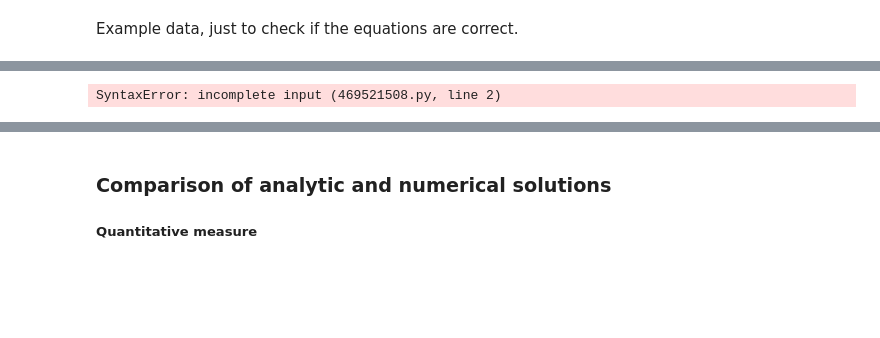
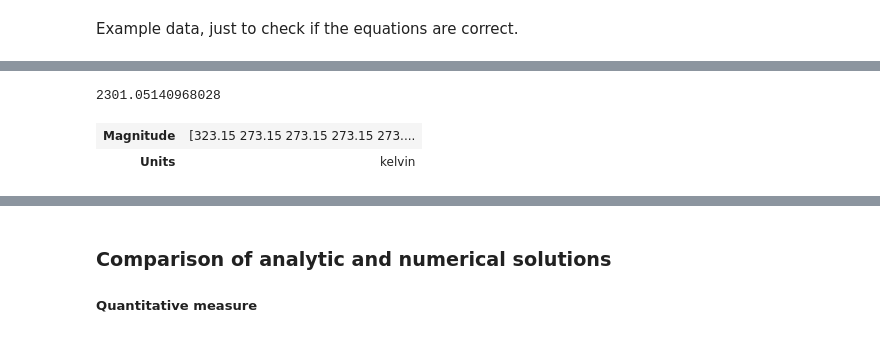
Before and after one commit to ForNeus57/modelling-of-physical-systems, a Jupyter notebook: labs/04/04.ipynb, the cells around one changed output, grey strips where cells are left out. Cells and saved outputs as stored; diff of their text form; code cells hidden in the pictures; blank space fills up the shorter version.

```diff
--- a/labs/04/04.ipynb
+++ b/labs/04/04.ipynb
@@ -416,6 +412,35 @@ After using the approximations defined above, we get the following upwind equati
     \psi_i^{j+1} = F\psi_{i-1}^j + (1 - 2F + C) \psi_i^j + (C + F)\psi_{i+1}^j
     $$
 # %%
-def numerical_solution[T: npt.NBitBase](x: np.ndarray, t: np.ndarray, dx: np.floating[T], dy: np.floating[T], u: np.floating[T], mu: np.floating[T], initial_condition: Callable, left_boundary_condition: Callable, right_boundary_condition: Callable) -> npt.NDArray[np.floating[T]]:
+def numerical_solution[T: npt.NBitBase](x: npt.NDArray[np.floating[T]], t: npt.NDArray[np.floating[T]], dx: np.floating[T], dt: np.floating[T], u: np.floating[T], mu: np.floating[T], initial_condition: Callable, left_boundary_condition: Callable, right_boundary_condition: Callable) -> npt.NDArray[np.floating[T]]:
+    c = (u * dt / dx).magnitude
+    f = (mu * dt / dx / dx).magnitude
+
+    print(
+        np.max(
+            np.abs(
+                np.linalg.eigvals(
+                    np.diag(np.full((len(x),), c + f))
+                    + np.diag(np.full((len(x) - 1,), 1 - 2 * f + c), k=-1)
+                    + np.diag(np.full((len(x) - 1,), f), k=1)
+                )
+            )
+        )
+    )
+
+    out = np.zeros(shape=(len(t), len(x) + 1), dtype=x.dtype)
+
+    for i in range(1, len(x)):
+        out[0, i] = initial_condition(x[i]).magnitude
+
+    out[..., 0] = left_boundary_condition(t).magnitude
+    out[..., len(x)] = right_boundary_condition(t).magnitude
+
+    for j in range(1, len(t)):
+        for i in range(1, len(x)):
+            if c >= 0:
+                out[j, i] = out[j - 1, i - 1] * (c + f) + out[j - 1, i] * (1 - 2 * f - c) + out[j - 1, i + 1] * f
+            else:
+                out[j, i] = out[j - 1, i - 1] * f + out[j - 1, i] * (1 - 2 * f + c) + out[j - 1, i + 1] * (f + c)
+
+    return out * si.K
-# %% [output]
-SyntaxError: incomplete input (469521508.py, line 2)
@@ -424,2 +447,15 @@ NUM_X: Final = 500
 # %%
-NUM_T: Final = 500
+result = numerical_solution(x=X,
+                            t=T,
+                            dx=DX,
+                            dt=DT,
+                            u=U_10000,
+                            mu=MU_10000,
+                            initial_condition=INITIAL_CONDITIONS,
+                            left_boundary_condition=LEFT_BOUNDARY_CONDITIONS,
+                            right_boundary_condition=RIGHT_BOUNDARY_CONDITIONS)
+result[0]
+# %% [output]
+2301.05140968028
+| Magnitude | [323.15 273.15 273.15 273.15 273.... |
+| Units | kelvin |
```
Also changed, not shown: parts of 13 cells of this notebook.
